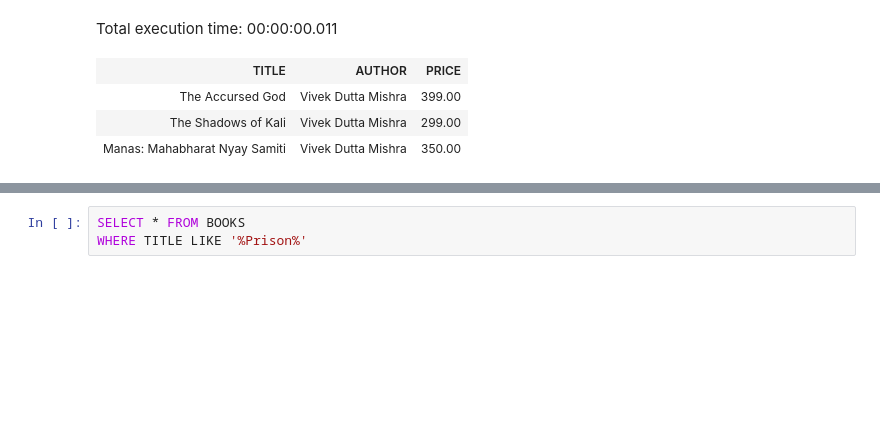
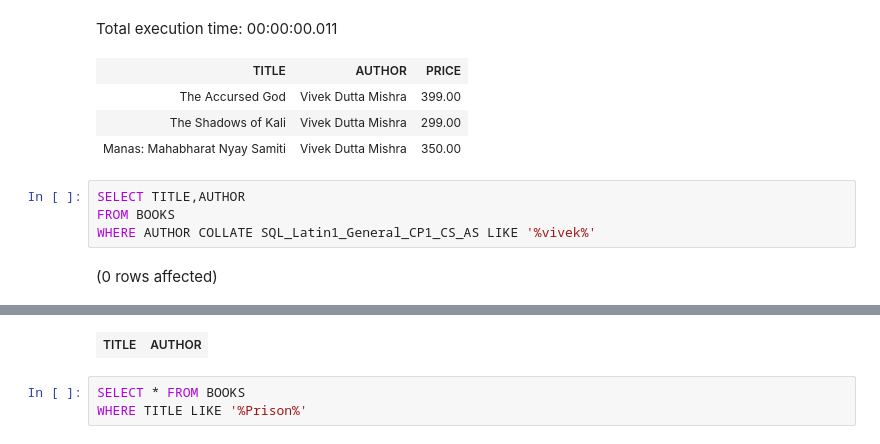
Before and after one commit to vivekduttamishra/202601-g7cr-mern, a Jupyter notebook: databases/sqlserver/Simple_And_AggregrateQueries.ipynb, the cells around one changed output, grey strips where cells are left out. Saved outputs shown, nothing was run; the diff lists cells and outputs as text; blank space fills up the shorter version.

```diff
--- a/databases/sqlserver/Simple_And_AggregrateQueries.ipynb
+++ b/databases/sqlserver/Simple_And_AggregrateQueries.ipynb
@@ -133,3 +163,9 @@ Total execution time: 00:00:00.011
 | The Accursed God | Vivek Dutta Mishra | 399.00 |
 | The Shadows of Kali | Vivek Dutta Mishra | 299.00 |
 | Manas: Mahabharat Nyay Samiti | Vivek Dutta Mishra | 350.00 |
+# %%
+SELECT TITLE,AUTHOR
+FROM BOOKS
+WHERE AUTHOR COLLATE SQL_Latin1_General_CP1_CS_AS LIKE '%vivek%'
+# %% [output]
+(0 rows affected)
@@ -136,3 +173,4 @@ Total execution time: 00:00:00.011
+| TITLE | AUTHOR |
 # %%
 SELECT * FROM BOOKS
 WHERE TITLE LIKE '%Prison%'
```
Also changed, not shown: parts of 9 cells of this notebook, 1 other file.
